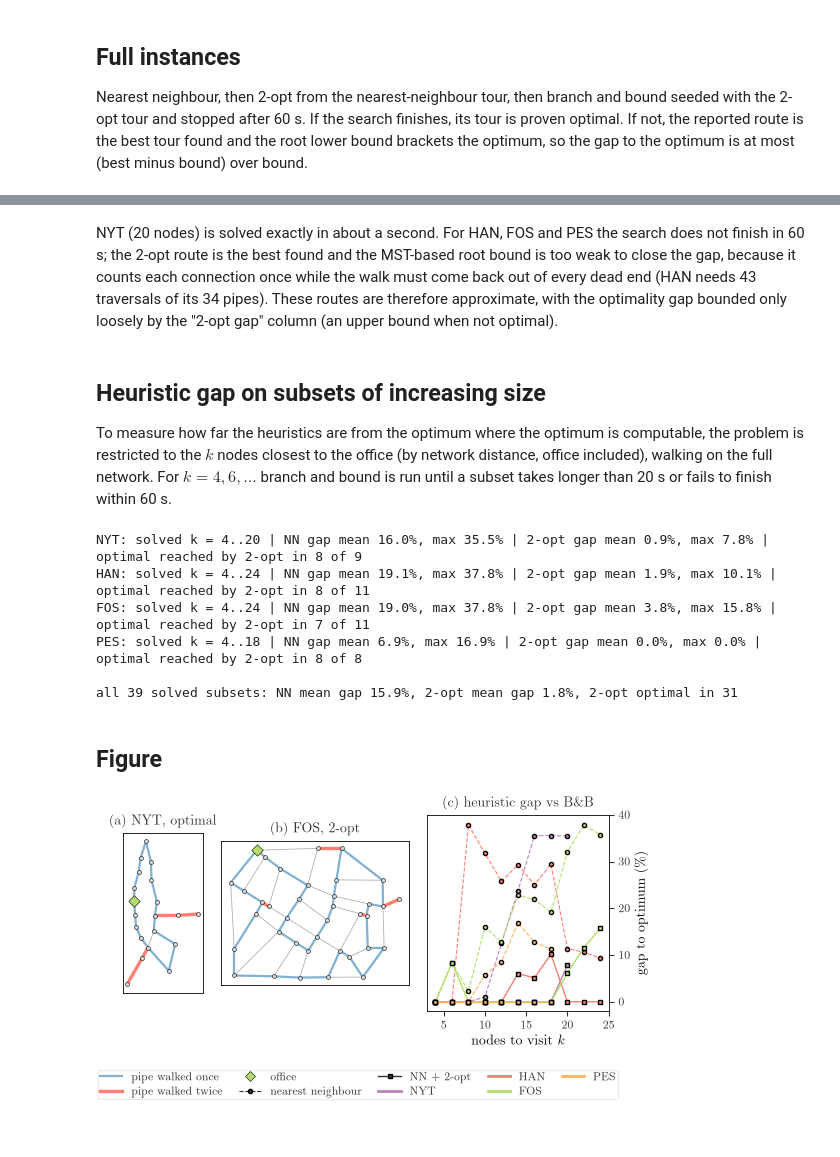
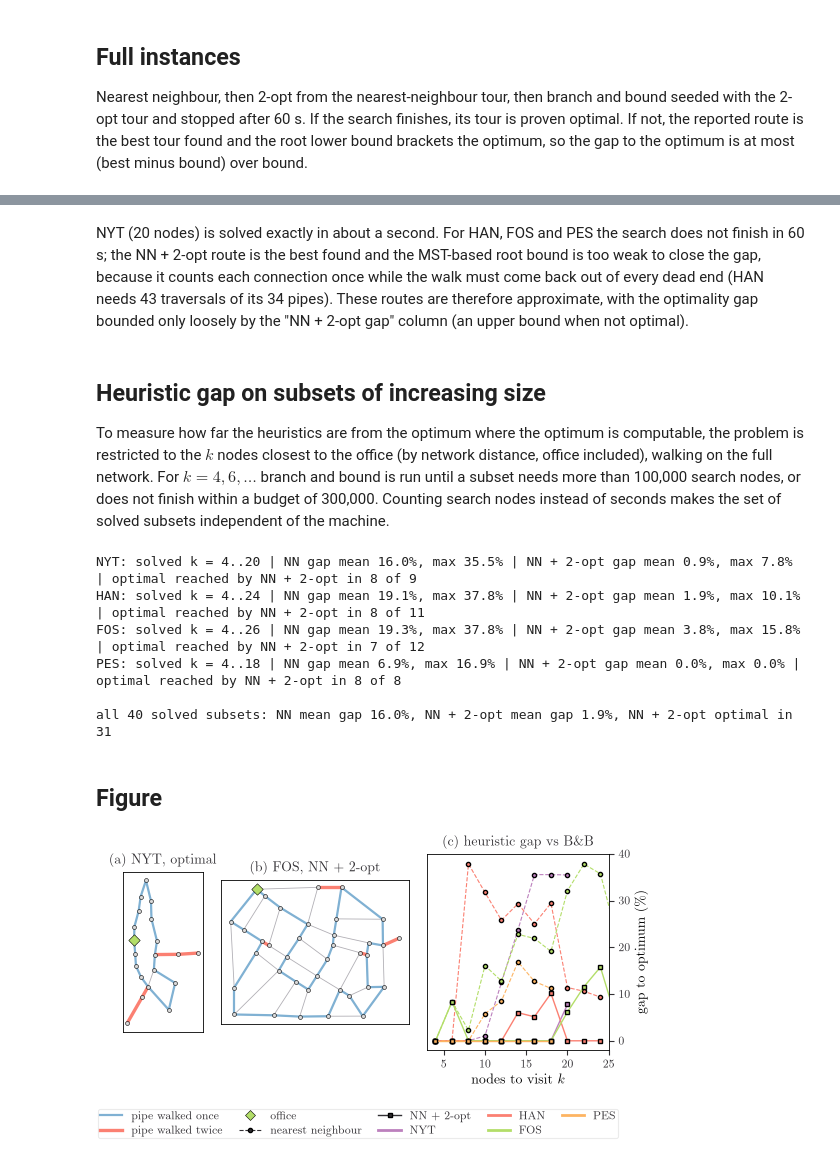
Before and after one commit to santihdzs/water-distribution, a Jupyter notebook: notebooks/06_sampling_route.ipynb, the cells around one changed output, grey strips where cells are left out. Saved outputs shown, nothing was run; the diff lists cells and outputs as text; code cells hidden in the pictures; blank space fills up the shorter version.

```diff
--- a/notebooks/06_sampling_route.ipynb
+++ b/notebooks/06_sampling_route.ipynb
@@ -97,16 +97,21 @@ for name, net in nets.items():
     full[name] = {'walk': walk, 'uses': uses, 'cost': cost, 'proven': proven}
     l_nn, l_2 = tsp.tour_length(D, nn), tsp.tour_length(D, t2)
     status = 'optimal' if proven else f'gap <= {(cost - root) / root:.1%}'
-    print(f'{name}: NN {l_nn:,.1f} | 2-opt {l_2:,.1f} ({moves} moves) | B&B {cost:,.1f} {status} '
+    print(f'{name}: NN {l_nn:,.1f} | NN + 2-opt {l_2:,.1f} ({moves} moves) | B&B {cost:,.1f} {status} '
           f'(root bound {root:,.1f}, {st["expanded"]:,} nodes expanded, {st["seconds"]:.1f} s)')
     print(f'      walk: {len(walk) - 1} pipe traversals for {len(ids)} nodes, '
           f'{sum(1 for c in uses.values() if c > 1)} pipes walked twice, '
           f'{len(pipes) - len(uses)} of {len(pipes)} pipes never walked')
-    rows.append([name, len(ids), l_nn, l_2, cost, 'optimal' if proven else 'best found', root,
-                 (l_2 - cost) / cost if proven else (l_2 - root) / root, len(walk) - 1])
+    # against a proven optimum the gap is exact; against the root bound it is only an upper limit
+    gap = f'{(l_2 - cost) / cost:.1%}' if proven else f'$\\le$ {(l_2 - root) / root:.1%}'
+    rows.append([name, len(ids), l_nn, l_2, cost, 'optimal' if proven else 'best found', root, gap, len(walk) - 1])
 
 plot.table('routes', rows,
-           ['Inst.', '$n$', 'NN', '2-opt', 'B\\&B', 'Status', 'Lower bound', '2-opt gap', 'Walk pipes'],
-           ['{}', '{}', '{:,.0f}', '{:,.0f}', '{:,.0f}', '{}', '{:,.0f}', '{:.1%}', '{}'])
-print('\nNYT walk:', '-'.join(map(str, full['NYT']['walk'])))
+           ['Inst.', '$n$', 'NN', 'NN + 2-opt', 'B\\&B', 'Status', 'Lower bound', 'NN + 2-opt gap', 'Walk pipes'],
+           ['{}', '{}', '{:,.0f}', '{:,.0f}', '{:,.0f}', '{}', '{:,.0f}', '{}', '{}'])
+for name in nets:
+    print(f'\n{name} walk ({len(full[name]["walk"]) - 1} pipe traversals, length {full[name]["cost"]:,.1f}):',
+          '-'.join(map(str, full[name]['walk'])))
+plot.table('walks', [[name, f'{full[name]["cost"]:,.0f}', '-\\allowbreak '.join(map(str, full[name]['walk']))] for name in nets],
+           ['Inst.', 'Length', 'Closed walk from the office'], ['{}', '{}', '{}'])
 # %% [output]
@@ -123,8 +134,8 @@ NYT walk: 5-4-3-2-1-15-14-13-12-18-19-18-12-11-20-16-9-10-17-10-9-8-7-6-5
 # %% [markdown]
-NYT (20 nodes) is solved exactly in about a second. For HAN, FOS and PES the search does not finish in 60 s; the 2-opt route is the best found and the MST-based root bound is too weak to close the gap, because it counts each connection once while the walk must come back out of every dead end (HAN needs 43 traversals of its 34 pipes). These routes are therefore approximate, with the optimality gap bounded only loosely by the "2-opt gap" column (an upper bound when not optimal).
+NYT (20 nodes) is solved exactly in about a second. For HAN, FOS and PES the search does not finish in 60 s; the NN + 2-opt route is the best found and the MST-based root bound is too weak to close the gap, because it counts each connection once while the walk must come back out of every dead end (HAN needs 43 traversals of its 34 pipes). These routes are therefore approximate, with the optimality gap bounded only loosely by the "NN + 2-opt gap" column (an upper bound when not optimal).
 # %% [markdown]
 ## Heuristic gap on subsets of increasing size
-To measure how far the heuristics are from the optimum where the optimum is computable, the problem is restricted to the $k$ nodes closest to the office (by network distance, office included), walking on the full network. For $k=4,6,\dots$ branch and bound is run until a subset takes longer than 20 s or fails to finish within 60 s.
+To measure how far the heuristics are from the optimum where the optimum is computable, the problem is restricted to the $k$ nodes closest to the office (by network distance, office included), walking on the full network. For $k=4,6,\dots$ branch and bound is run until a subset needs more than 100,000 search nodes, or does not finish within a budget of 300,000. Counting search nodes instead of seconds makes the set of solved subsets independent of the machine.
 # %%
 subsets = []
 for name, net in nets.items():
@@ -135,30 +146,30 @@ for name, net in nets.items():
         Ds = D[np.ix_(order[:k], order[:k])]
         nn = tsp.nearest_neighbor(Ds, 0)
         t2, _ = tsp.two_opt(Ds, nn)
-        _, opt, proven, _, st = tsp.branch_and_bound(Ds, 0, t2, time_limit=60)
+        _, opt, proven, _, st = tsp.branch_and_bound(Ds, 0, t2, node_limit=300_000)
         if not proven:
             break
         subsets.append({'inst': name, 'k': k, 'opt': opt, 'nn': tsp.tour_length(Ds, nn),
                         't2': tsp.tour_length(Ds, t2), 'seconds': st['seconds'], 'expanded': st['expanded']})
-        if st['seconds'] > 20:
+        if st['expanded'] > 100_000:
             break
     done = [s for s in subsets if s['inst'] == name]
     print(f'{name}: solved k = 4..{done[-1]["k"]} | NN gap mean {np.mean([s["nn"]/s["opt"]-1 for s in done]):.1%}, '
-          f'max {max(s["nn"]/s["opt"]-1 for s in done):.1%} | 2-opt gap mean {np.mean([s["t2"]/s["opt"]-1 for s in done]):.1%}, '
-          f'max {max(s["t2"]/s["opt"]-1 for s in done):.1%} | optimal reached by 2-opt in '
+          f'max {max(s["nn"]/s["opt"]-1 for s in done):.1%} | NN + 2-opt gap mean {np.mean([s["t2"]/s["opt"]-1 for s in done]):.1%}, '
+          f'max {max(s["t2"]/s["opt"]-1 for s in done):.1%} | optimal reached by NN + 2-opt in '
           f'{sum(s["t2"] - s["opt"] < 1e-6 for s in done)} of {len(done)}')
 
 gaps_nn = [s['nn'] / s['opt'] - 1 for s in subsets]
 gaps_2 = [s['t2'] / s['opt'] - 1 for s in subsets]
-print(f'\nall {len(subsets)} solved subsets: NN mean gap {np.mean(gaps_nn):.1%}, 2-opt mean gap {np.mean(gaps_2):.1%}, '
-      f'2-opt optimal in {sum(g < 1e-9 for g in gaps_2)}')
+print(f'\nall {len(subsets)} solved subsets: NN mean gap {np.mean(gaps_nn):.1%}, NN + 2-opt mean gap {np.mean(gaps_2):.1%}, '
+      f'NN + 2-opt optimal in {sum(g < 1e-9 for g in gaps_2)}')
 # %% [output]
-NYT: solved k = 4..20 | NN gap mean 16.0%, max 35.5% | 2-opt gap mean 0.9%, max 7.8% | optimal reached by 2-opt in 8 of 9
-HAN: solved k = 4..24 | NN gap mean 19.1%, max 37.8% | 2-opt gap mean 1.9%, max 10.1% | optimal reached by 2-opt in 8 of 11
-FOS: solved k = 4..24 | NN gap mean 19.0%, max 37.8% | 2-opt gap mean 3.8%, max 15.8% | optimal reached by 2-opt in 7 of 11
-PES: solved k = 4..18 | NN gap mean 6.9%, max 16.9% | 2-opt gap mean 0.0%, max 0.0% | optimal reached by 2-opt in 8 of 8
+NYT: solved k = 4..20 | NN gap mean 16.0%, max 35.5% | NN + 2-opt gap mean 0.9%, max 7.8% | optimal reached by NN + 2-opt in 8 of 9
+HAN: solved k = 4..24 | NN gap mean 19.1%, max 37.8% | NN + 2-opt gap mean 1.9%, max 10.1% | optimal reached by NN + 2-opt in 8 of 11
+FOS: solved k = 4..26 | NN gap mean 19.3%, max 37.8% | NN + 2-opt gap mean 3.8%, max 15.8% | optimal reached by NN + 2-opt in 7 of 12
+PES: solved k = 4..18 | NN gap mean 6.9%, max 16.9% | NN + 2-opt gap mean 0.0%, max 0.0% | optimal reached by NN + 2-opt in 8 of 8
 
-all 39 solved subsets: NN mean gap 15.9%, 2-opt mean gap 1.8%, 2-opt optimal in 31
+all 40 solved subsets: NN mean gap 16.0%, NN + 2-opt mean gap 1.9%, NN + 2-opt optimal in 31
 # %% [markdown]
 ## Figure
 # %%
@@ -167,35 +178,35 @@ gs = fig.add_gridspec(1, 3, width_ratios=[0.55, 1.3, 1.25], wspace=0.12)
 for k, name in enumerate(['NYT', 'FOS']):
     ax = fig.add_subplot(gs[k])
     net, r = nets[name], full[name]
     plot.pipes(ax, net, color=plot.GRID, lw=0.6)
     once = [p for p in net.pipes if r['uses'].get(frozenset(p[:2])) == 1]
     twice = [p for p in net.pipes if r['uses'].get(frozenset(p[:2]), 0) > 1]
     plot.pipes(ax, net, once, color=plot.SECTOR[1], lw=1.6)
     plot.pipes(ax, net, twice, color=plot.HIGHLIGHT, lw=2.4)
     plot.nodes(ax, net, s=8)
     plot.office(ax, net)
-    status = 'optimal' if r['proven'] else '2-opt'
+    status = 'optimal' if r['proven'] else 'NN + 2-opt'
     plot.frame(ax, f'({"ab"[k]}) {name}, {status}')
 ax = fig.add_subplot(gs[2])
 for j, name in enumerate(nets):
     s = [x for x in subsets if x['inst'] == name]
     ax.plot([x['k'] for x in s], [100 * (x['nn'] / x['opt'] - 1) for x in s], 'o--', ms=3, color=plot.PALETTE[j], lw=0.8)
     ax.plot([x['k'] for x in s], [100 * (x['t2'] / x['opt'] - 1) for x in s], 's-', ms=3, color=plot.PALETTE[j], lw=1.0, label=name)
 ax.set(xlabel='nodes to visit $k$', ylabel=r'gap to optimum (\%)', title='(c) heuristic gap vs B\\&B')
 ax.yaxis.set_label_position('right'); ax.yaxis.tick_right()
 ax.set_ylim(-2, 40)
 ax.set_xlim(3, 25)
 h = [plt.Line2D([], [], color=plot.SECTOR[1], lw=1.6, label='pipe walked once'),
      plt.Line2D([], [], color=plot.HIGHLIGHT, lw=2.4, label='pipe walked twice'),
      plt.Line2D([], [], ls='', marker='D', mfc=plot.OFFICE, mec='k', mew=0.4, ms=5, label='office'),
      plt.Line2D([], [], color=plot.INK, ls='--', marker='o', ms=3, lw=0.8, label='nearest neighbour'),
      plt.Line2D([], [], color=plot.INK, ls='-', marker='s', ms=3, lw=1.0, label='NN + 2-opt'),
      *[plt.Line2D([], [], color=plot.PALETTE[j], lw=2, label=n) for j, n in enumerate(nets)]]
 fig.legend(handles=h, loc='upper center', bbox_to_anchor=(0.5, -0.1), ncol=5)
 plot.save(fig, 'routes')
 plt.show()
 # %% [output]
-[figure, old version]
+[figure, new version]
 # %% [markdown]
 ## Complexity
 Floyd-Warshall: $O(V^3)$ time, $O(V^2)$ space. Nearest neighbour: $O(n^2)$. One 2-opt pass: $O(n^2)$ move evaluations, repeated until no improving move (the number of passes is not polynomially bounded in theory but was at most a handful here). Branch and bound: $O(n!)$ partial routes in the worst case, each bounded in $O(n^2)$ by Prim's MST; the bound prunes most of them, but the work still grows exponentially with $n$ (measured in `08_performance`). Expansion of the tour into a walk: $O(\text{walk length})$ with the next-hop matrix.
```
Also changed, not shown: parts of 3 cells of this notebook, 45 other files.
